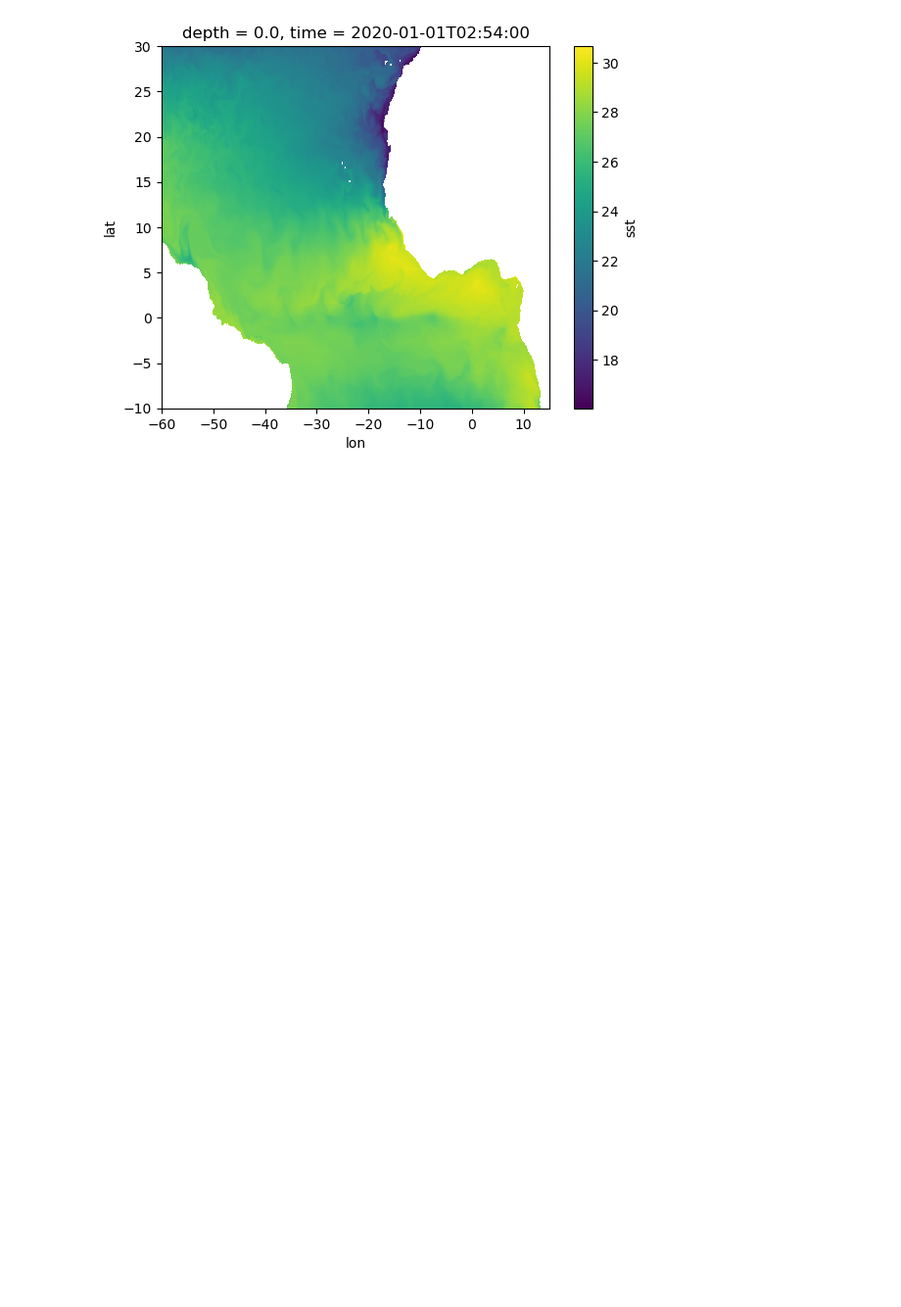
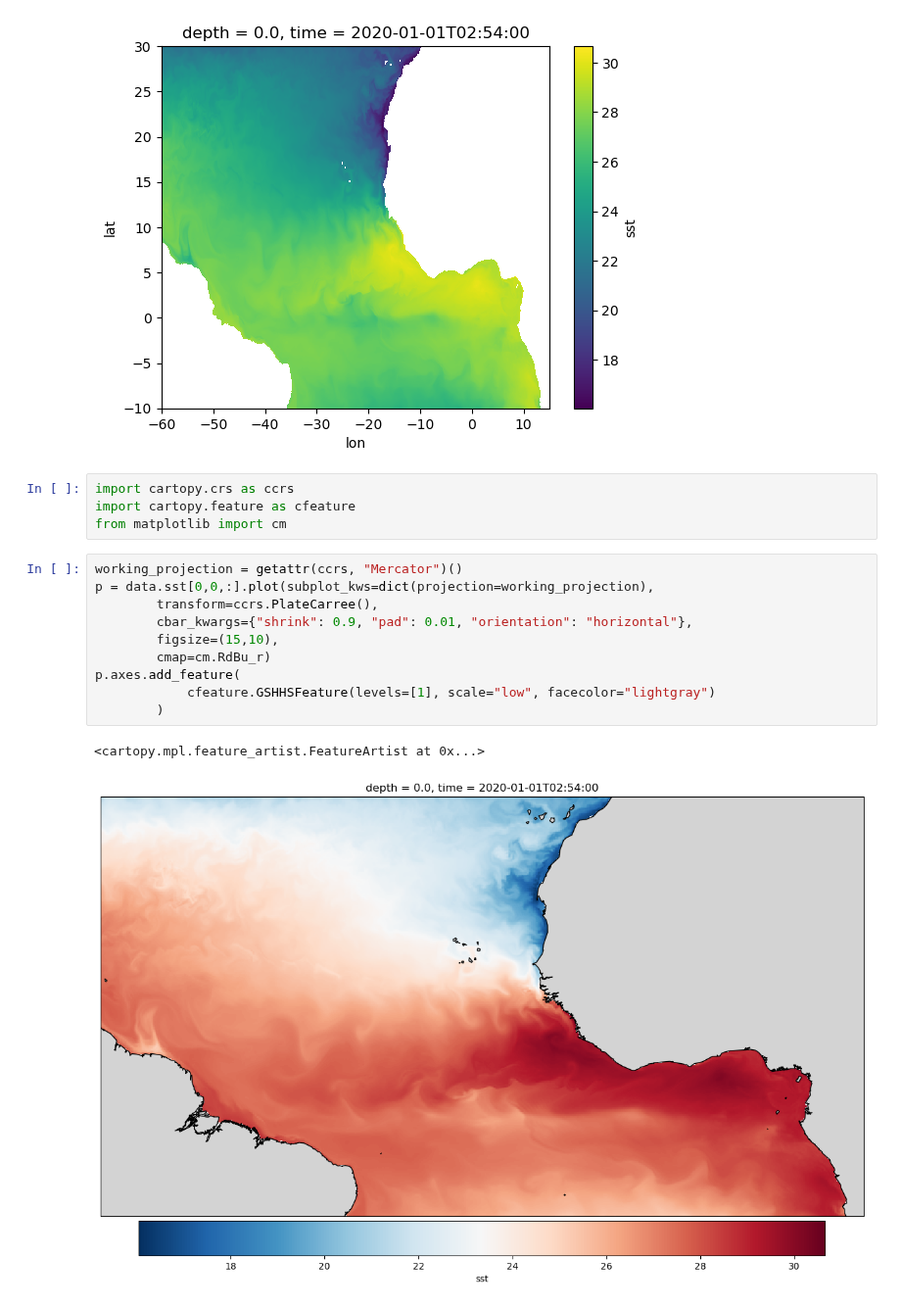
Before and after one commit to nextGEMS/nextGEMS_Cycle3, a Jupyter notebook: FESOM/FESOM_13_tropo_age_interpolated_example.ipynb, the cells around one changed output. Shown at 98% size. Drawn from its saved outputs; the diff is of its cells as text; blank space fills up the shorter version.

```diff
--- a/FESOM/FESOM_13_tropo_age_interpolated_example.ipynb
+++ b/FESOM/FESOM_13_tropo_age_interpolated_example.ipynb
@@ -37,3 +37,20 @@ data.sst[0,0,:].plot()
 # %% [output]
 <matplotlib.collections.QuadMesh at 0x...>
 [figure]
+# %%
+import cartopy.crs as ccrs
+import cartopy.feature as cfeature
+from matplotlib import cm
+# %%
+working_projection = getattr(ccrs, "Mercator")()
+p = data.sst[0,0,:].plot(subplot_kws=dict(projection=working_projection),
+        transform=ccrs.PlateCarree(),
+        cbar_kwargs={"shrink": 0.9, "pad": 0.01, "orientation": "horizontal"},
+        figsize=(15,10),
+        cmap=cm.RdBu_r)
+p.axes.add_feature(
+            cfeature.GSHHSFeature(levels=[1], scale="low", facecolor="lightgray")
+        )
+# %% [output]
+<cartopy.mpl.feature_artist.FeatureArtist at 0x...>
+[figure, added]
```
